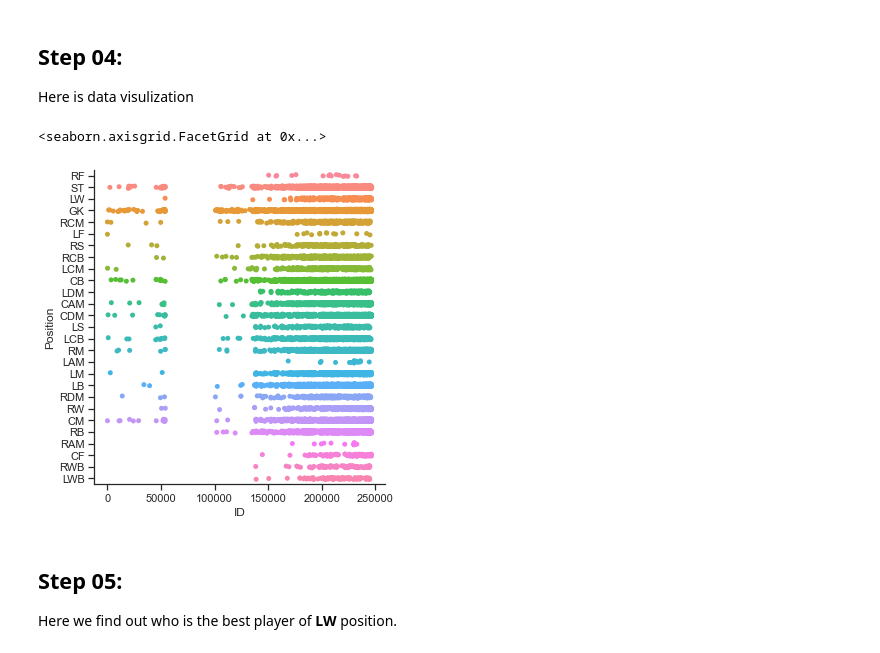
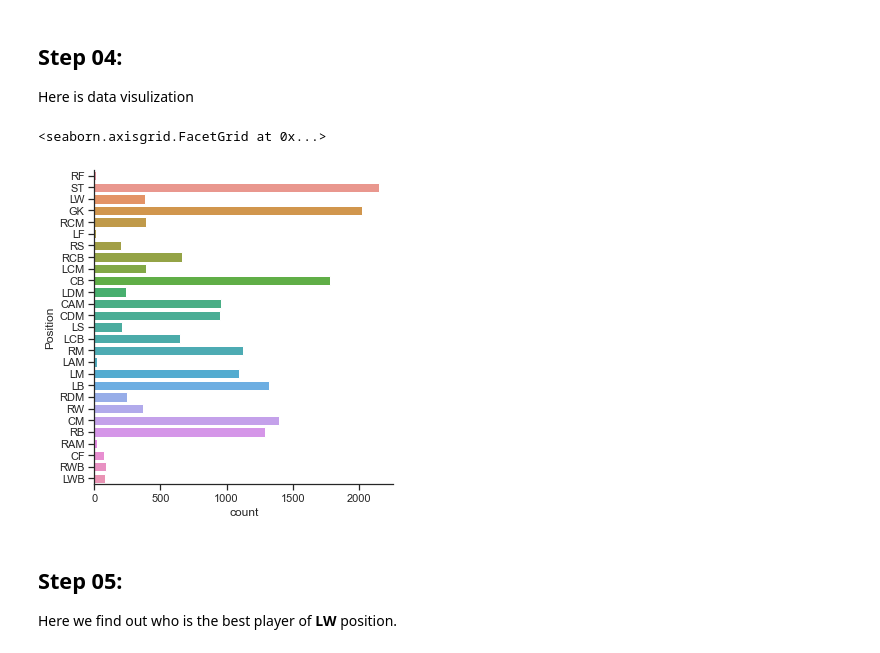
Before and after one commit to rizimore/python-playground, a Jupyter notebook: assignments/assignment-01/SP19-BSE-006-ASSIGNMENT-01.ipynb, the cells around one changed output. Saved outputs shown, nothing was run; the diff lists cells and outputs as text; code cells hidden in the pictures.

Commit message:
fifa 19 data analysis

```diff
--- a/assignments/assignment-01/SP19-BSE-006-ASSIGNMENT-01.ipynb
+++ b/assignments/assignment-01/SP19-BSE-006-ASSIGNMENT-01.ipynb
@@ -109,10 +109,10 @@ import seaborn as sns
 # %%
 sns.set_theme(style="ticks")
 # %%
-sns.catplot(x="ID", y="Position", data=df)
+sns.catplot(y="Position", kind='count', data=df)
 # %% [output]
 <seaborn.axisgrid.FacetGrid at 0x...>
-[figure, old version]
+[figure, new version]
 # %% [markdown]
 Step 05:
 ---
```
Also changed, not shown: parts of 5 cells of this notebook.
